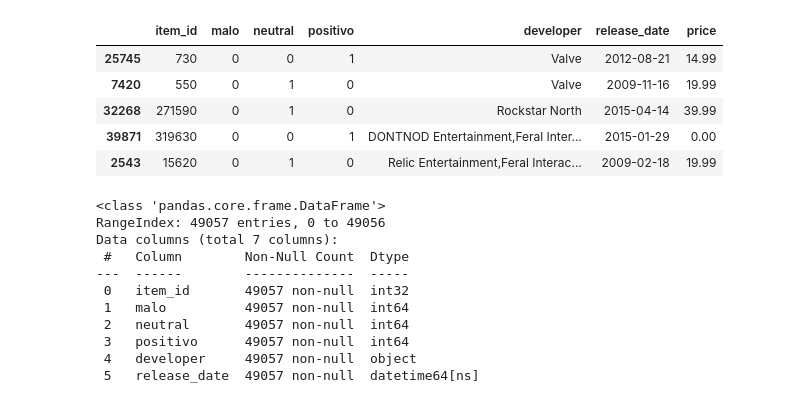
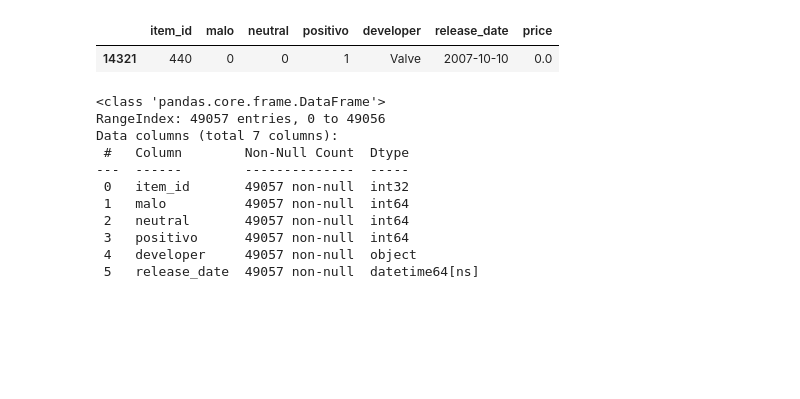
Before and after one commit to Remolino777/steam-game-recommendation-system, a Jupyter notebook: AWS_lambad.ipynb, the cells around one changed output. Saved outputs shown, nothing was run; the diff lists cells and outputs as text; code cells hidden in the pictures; blank space fills up the shorter version.

```diff
--- a/AWS_lambad.ipynb
+++ b/AWS_lambad.ipynb
@@ -5,14 +5,10 @@ import json
 dev_db = r'Dataset\Procesado\dev_db.parquet'
 # %%
 df = pd.read_parquet(dev_db)
-df.sample(5)
+df.sample()
 # %% [output]
 |  | item_id | malo | neutral | positivo | developer | release_date | price |
-| 25745 | 730 | 0 | 0 | 1 | Valve | 2012-08-21 | 14.99 |
-| 7420 | 550 | 0 | 1 | 0 | Valve | 2009-11-16 | 19.99 |
-| 32268 | 271590 | 0 | 1 | 0 | Rockstar North | 2015-04-14 | 39.99 |
-| 39871 | 319630 | 0 | 0 | 1 | DONTNOD Entertainment,Feral Inter... | 2015-01-29 | 0.00 |
-| 2543 | 15620 | 0 | 1 | 0 | Relic Entertainment,Feral Interac... | 2009-02-18 | 19.99 |
+| 14321 | 440 | 0 | 0 | 1 | Valve | 2007-10-10 | 0.0 |
 # %%
 df.info()
 # %% [output]
```
Also changed, not shown: parts of 29 cells of this notebook, 3 other files.
